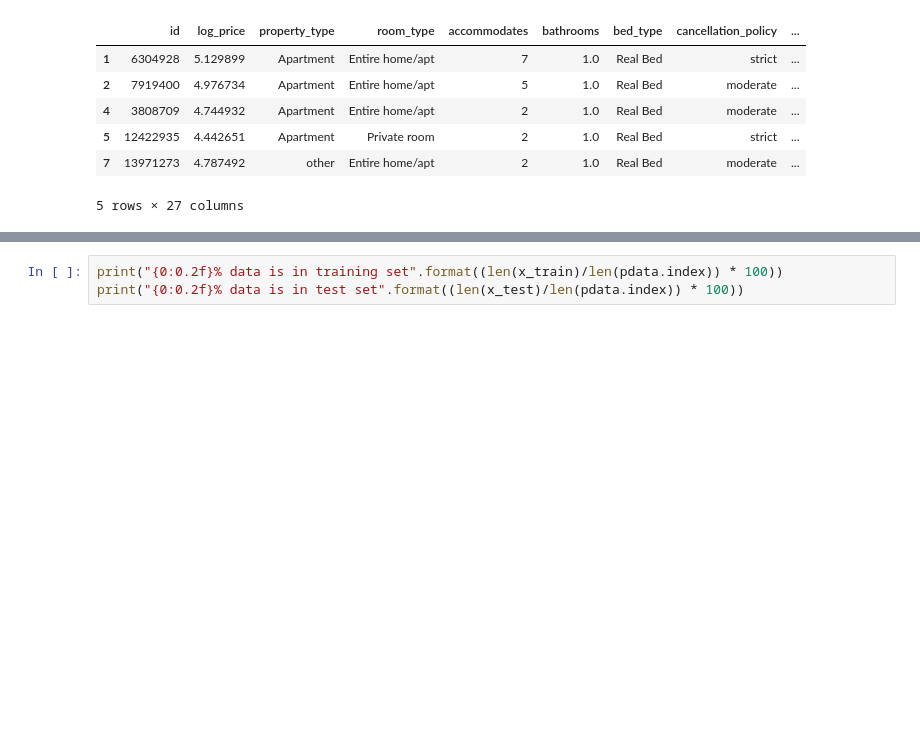
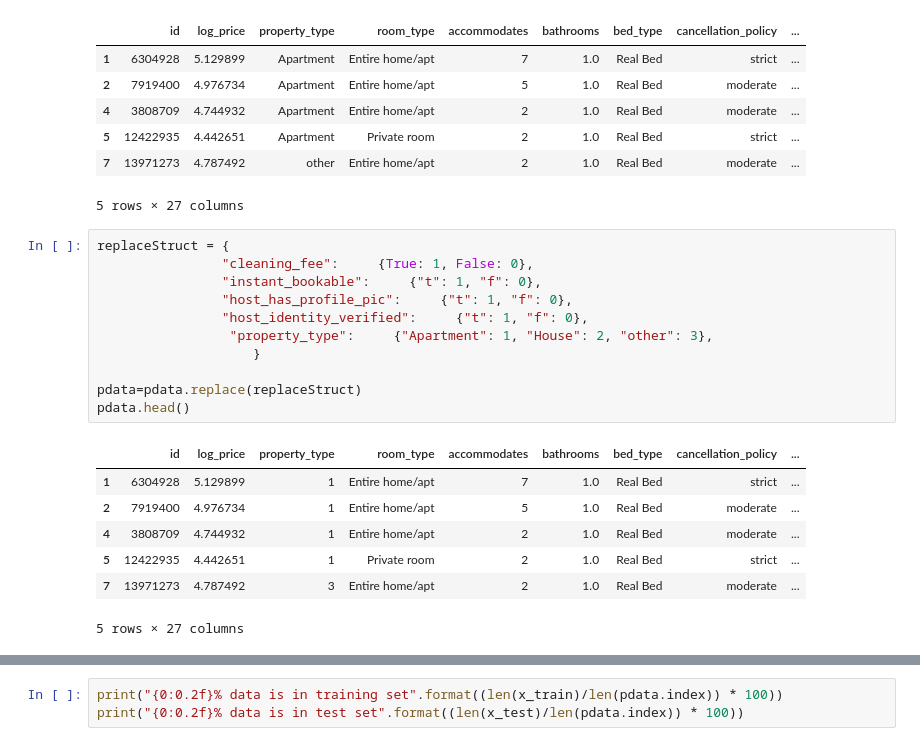
Before and after one commit to allenmiller17/SMU_7331_ML1_Project_1, a Jupyter notebook: Mini_Project Ana.ipynb, the cells around one changed output, grey strips where cells are left out. Drawn from its saved outputs; the diff is of its cells as text; blank space fills up the shorter version.

```diff
--- a/Mini_Project Ana.ipynb
+++ b/Mini_Project Ana.ipynb
@@ -51,5 +73,24 @@ pdata.head()
 | 5 | 12422935 | 4.442651 | Apartment | Private room | 2 | 1.0 | Real Bed | strict | ... |
 | 7 | 13971273 | 4.787492 | other | Entire home/apt | 2 | 1.0 | Real Bed | moderate | ... |
 5 rows × 27 columns
+# %%
+replaceStruct = {
+                "cleaning_fee":     {True: 1, False: 0},
+                "instant_bookable":     {"t": 1, "f": 0},
+                "host_has_profile_pic":     {"t": 1, "f": 0},
+                "host_identity_verified":     {"t": 1, "f": 0},
+                 "property_type":     {"Apartment": 1, "House": 2, "other": 3},
+                    }
+
+pdata=pdata.replace(replaceStruct)
+pdata.head()
+# %% [output]
+|  | id | log_price | property_type | room_type | accommodates | bathrooms | bed_type | cancellation_policy | ... |
+| 1 | 6304928 | 5.129899 | 1 | Entire home/apt | 7 | 1.0 | Real Bed | strict | ... |
+| 2 | 7919400 | 4.976734 | 1 | Entire home/apt | 5 | 1.0 | Real Bed | moderate | ... |
+| 4 | 3808709 | 4.744932 | 1 | Entire home/apt | 2 | 1.0 | Real Bed | moderate | ... |
+| 5 | 12422935 | 4.442651 | 1 | Private room | 2 | 1.0 | Real Bed | strict | ... |
+| 7 | 13971273 | 4.787492 | 3 | Entire home/apt | 2 | 1.0 | Real Bed | moderate | ... |
+5 rows × 27 columns
 # %%
 replaceStruct = {
```
Also changed, not shown: parts of 17 cells of this notebook.
